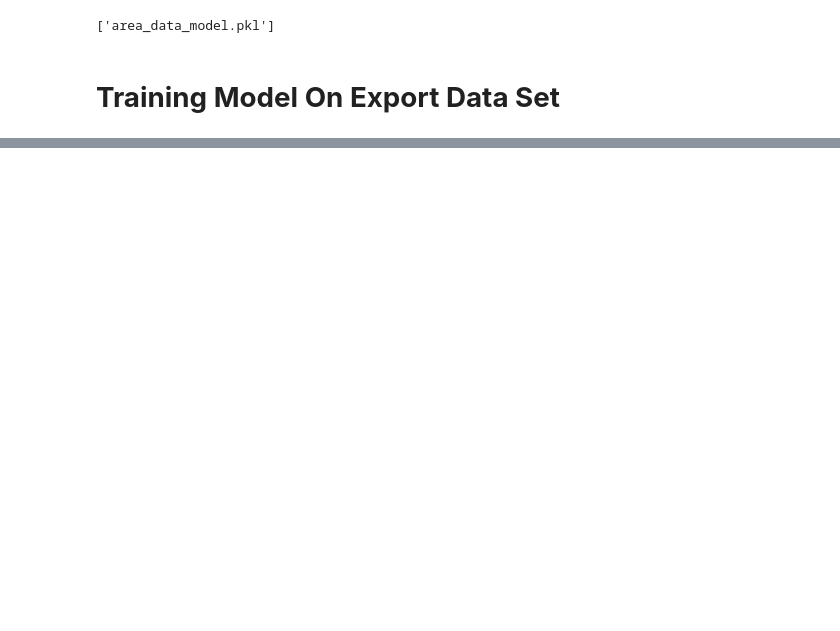
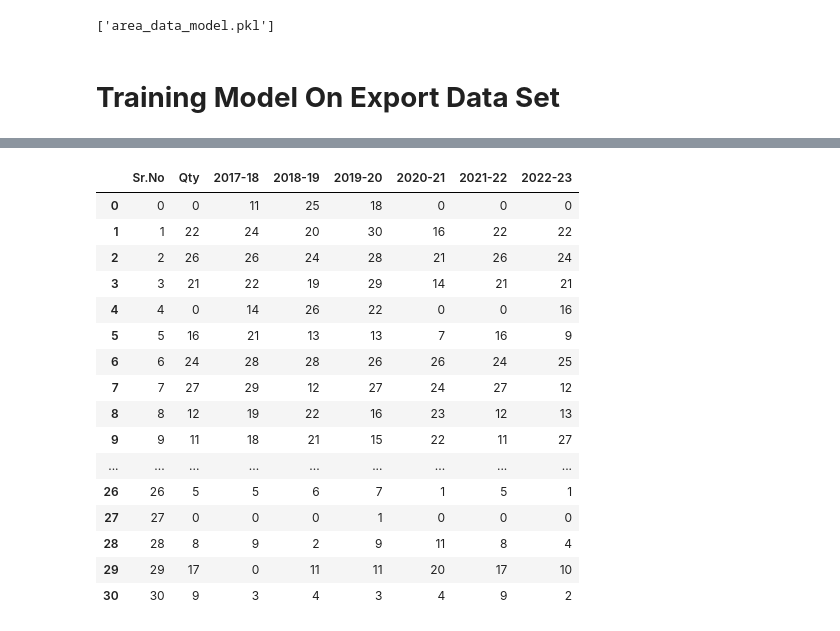
Before and after one commit to hamzaabialal/data, a Jupyter notebook: Crop_Prediction.ipynb, the cells around one changed output, grey strips where cells are left out. Saved outputs shown, nothing was run; the diff lists cells and outputs as text; code cells hidden in the pictures; blank space fills up the shorter version.

```diff
--- a/Crop_Prediction.ipynb
+++ b/Crop_Prediction.ipynb
@@ -324,0 +348,4 @@ joblib.dump(clf, 'area_data_model.pkl')
+# %%
+y_export_data = export_data["Commodity"]
+x_export_data = export_data.drop("Commodity", axis=1)
+x_export_data, y_export_data
@@ -324,0 +398,9 @@ joblib.dump(clf, 'area_data_model.pkl')
+# %%
+x_export_data["2017-18"] = x_export_data['2017-18'].astype('category')
+x_export_data["2018-19"] = x_export_data['2018-19'].astype('category')
+x_export_data["2019-20"] = x_export_data['2019-20'].astype('category')
+x_export_data["2020-21"] = x_export_data['2020-21'].astype('category')
+x_export_data["2021-22"] = x_export_data['2021-22'].astype('category')
+x_export_data["Qty"] = x_export_data['2021-22'].astype('category')
+x_export_data["2022-23"] = x_export_data['2022-23'].astype('category')
+x_export_data.dtypes
@@ -324,0 +418,3 @@ joblib.dump(clf, 'area_data_model.pkl')
+# %%
+y_export_data = y_export_data.astype('category')
+y_export_data.dtypes
@@ -324,0 +431,25 @@ joblib.dump(clf, 'area_data_model.pkl')
+# %%
+from sklearn.preprocessing import LabelEncoder
+label_encoder = LabelEncoder()
+y_encoded = label_encoder.fit_transform(y_export_data)
+y_encoded
+x_encoded = x_export_data.apply(lambda col: label_encoder.fit_transform(col))
+x_encoded
+# %% [output]
+|  | Sr.No | Qty | 2017-18 | 2018-19 | 2019-20 | 2020-21 | 2021-22 | 2022-23 |
+| 0 | 0 | 0 | 11 | 25 | 18 | 0 | 0 | 0 |
+| 1 | 1 | 22 | 24 | 20 | 30 | 16 | 22 | 22 |
+| 2 | 2 | 26 | 26 | 24 | 28 | 21 | 26 | 24 |
+| 3 | 3 | 21 | 22 | 19 | 29 | 14 | 21 | 21 |
+| 4 | 4 | 0 | 14 | 26 | 22 | 0 | 0 | 16 |
+| 5 | 5 | 16 | 21 | 13 | 13 | 7 | 16 | 9 |
+| 6 | 6 | 24 | 28 | 28 | 26 | 26 | 24 | 25 |
+| 7 | 7 | 27 | 29 | 12 | 27 | 24 | 27 | 12 |
+| 8 | 8 | 12 | 19 | 22 | 16 | 23 | 12 | 13 |
+| 9 | 9 | 11 | 18 | 21 | 15 | 22 | 11 | 27 |
+| ... | ... | ... | ... | ... | ... | ... | ... | ... |
+| 26 | 26 | 5 | 5 | 6 | 7 | 1 | 5 | 1 |
+| 27 | 27 | 0 | 0 | 0 | 1 | 0 | 0 | 0 |
+| 28 | 28 | 8 | 9 | 2 | 9 | 11 | 8 | 4 |
+| 29 | 29 | 17 | 0 | 11 | 11 | 20 | 17 | 10 |
+| 30 | 30 | 9 | 3 | 4 | 3 | 4 | 9 | 2 |
```
Also changed, not shown: parts of 16 cells of this notebook.
